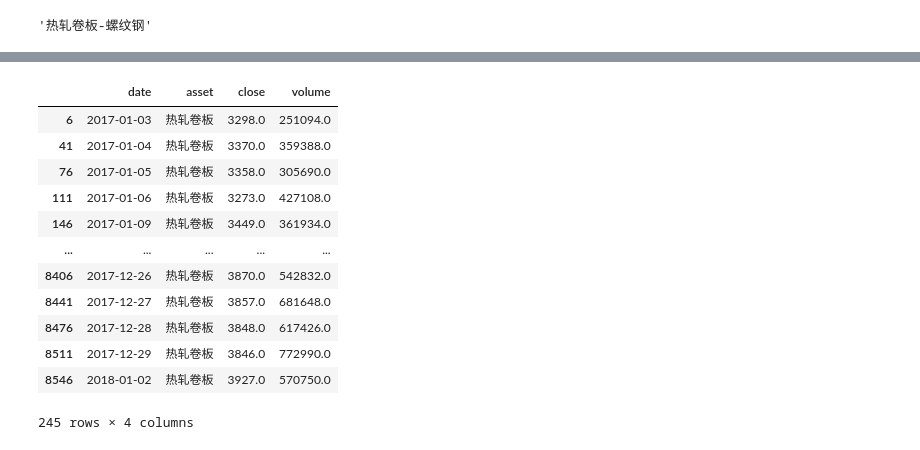
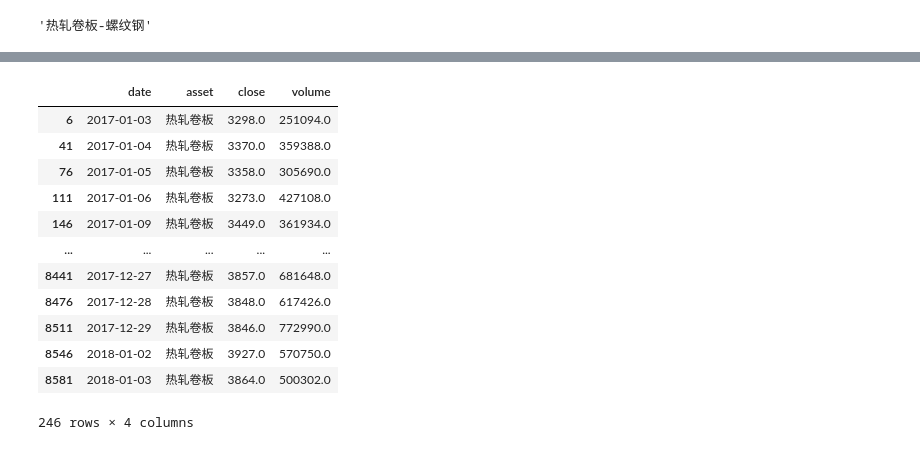
Before and after one commit to chzheng2000/pairsTrading, a Jupyter notebook: findPairs.ipynb, the cells around one changed output, grey strips where cells are left out. Cells and saved outputs as stored; diff of their text form; code cells hidden in the pictures.

```diff
--- a/findPairs.ipynb
+++ b/findPairs.ipynb
@@ -57,2 +61,2 @@ len(dates)
 # %%
-sum(dates<"2018-01-03")
+form_days = sum(dates<="2018-01-03")
@@ -80,18 +93,19 @@ import matplotlib.ticker as ticker
 from matplotlib.font_manager import FontProperties
 zhfont = FontProperties(fname="/System/Library/Fonts/PingFang.ttc")
 # %%
-data[data["asset"]=="热轧卷板"].iloc[:245,:]
+# 形成期
+data[data["asset"]=="热轧卷板"].iloc[:form_days,:]
 # %% [output]
 |  | date | asset | close | volume |
 | 6 | 2017-01-03 | 热轧卷板 | 3298.0 | 251094.0 |
 | 41 | 2017-01-04 | 热轧卷板 | 3370.0 | 359388.0 |
 | 76 | 2017-01-05 | 热轧卷板 | 3358.0 | 305690.0 |
 | 111 | 2017-01-06 | 热轧卷板 | 3273.0 | 427108.0 |
 | 146 | 2017-01-09 | 热轧卷板 | 3449.0 | 361934.0 |
 | ... | ... | ... | ... | ... |
-| 8406 | 2017-12-26 | 热轧卷板 | 3870.0 | 542832.0 |
 | 8441 | 2017-12-27 | 热轧卷板 | 3857.0 | 681648.0 |
 | 8476 | 2017-12-28 | 热轧卷板 | 3848.0 | 617426.0 |
 | 8511 | 2017-12-29 | 热轧卷板 | 3846.0 | 772990.0 |
 | 8546 | 2018-01-02 | 热轧卷板 | 3927.0 | 570750.0 |
+| 8581 | 2018-01-03 | 热轧卷板 | 3864.0 | 500302.0 |
-245 rows × 4 columns
+246 rows × 4 columns
```
Also changed, not shown: parts of 16 cells of this notebook.
